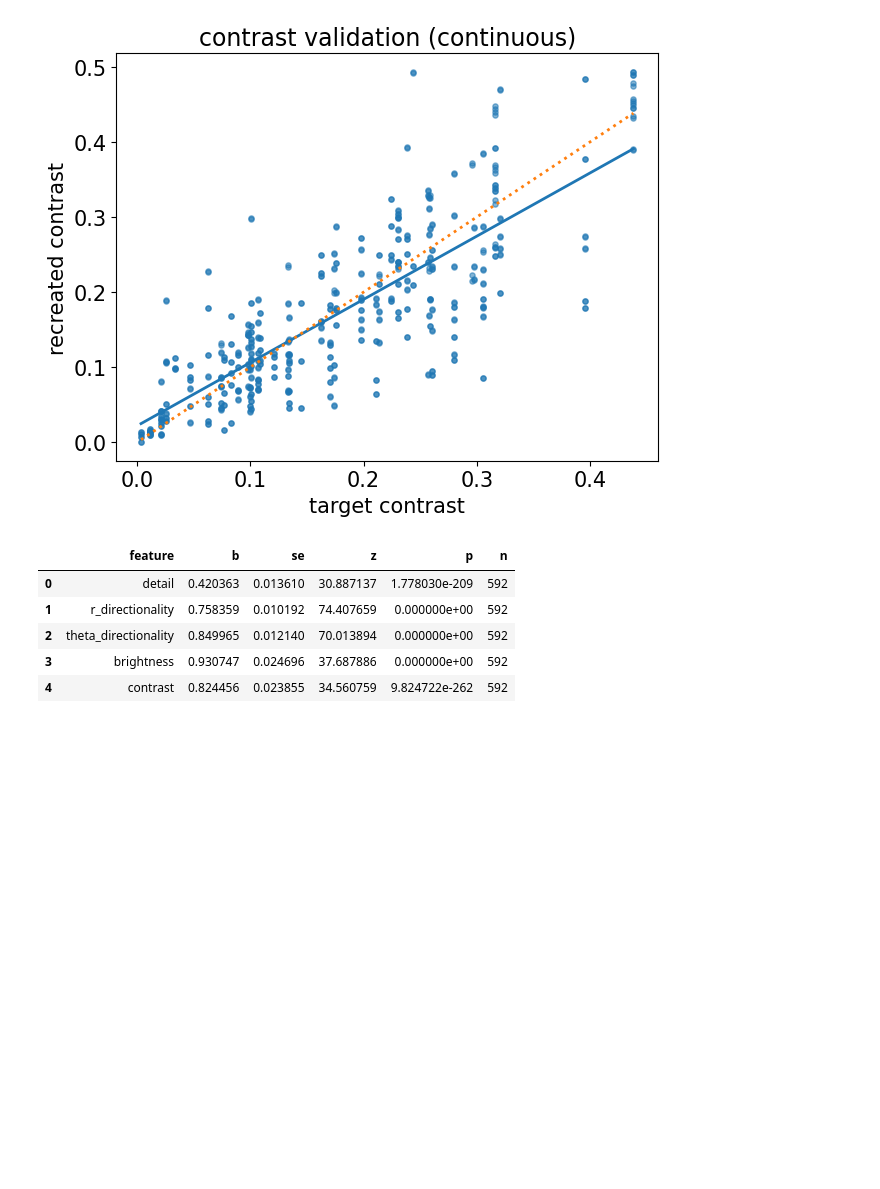
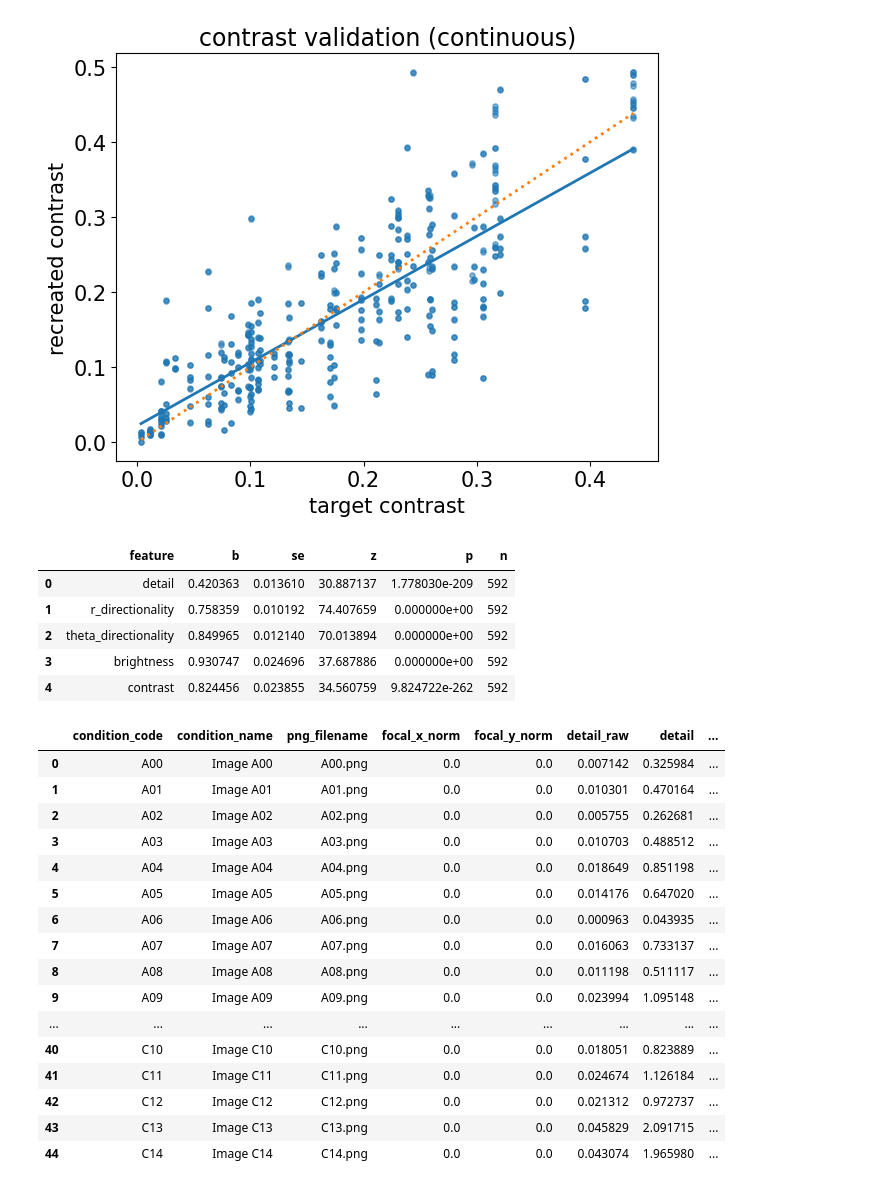
Before and after one commit to trevorhewitt/vizex_replication, a Jupyter notebook: 010_notebooks/030_feature_validation_analysis.ipynb, the cells around one changed output. Saved outputs shown, nothing was run; the diff lists cells and outputs as text; code cells hidden in the pictures; blank space fills up the shorter version.

```diff
--- a/010_notebooks/030_feature_validation_analysis.ipynb
+++ b/010_notebooks/030_feature_validation_analysis.ipynb
@@ -372,3 +372,23 @@ vizex_validation_results, vizex_validation_dfs = run_vizex_validation(datasets)
 | 2 | theta_directionality | 0.849965 | 0.012140 | 70.013894 | 0.000000e+00 | 592 |
 | 3 | brightness | 0.930747 | 0.024696 | 37.687886 | 0.000000e+00 | 592 |
 | 4 | contrast | 0.824456 | 0.023855 | 34.560759 | 9.824722e-262 | 592 |
+# %%
+df_vizex_targets_features
+# %% [output]
+|  | condition_code | condition_name | png_filename | focal_x_norm | focal_y_norm | detail_raw | detail | ... |
+| 0 | A00 | Image A00 | A00.png | 0.0 | 0.0 | 0.007142 | 0.325984 | ... |
+| 1 | A01 | Image A01 | A01.png | 0.0 | 0.0 | 0.010301 | 0.470164 | ... |
+| 2 | A02 | Image A02 | A02.png | 0.0 | 0.0 | 0.005755 | 0.262681 | ... |
+| 3 | A03 | Image A03 | A03.png | 0.0 | 0.0 | 0.010703 | 0.488512 | ... |
+| 4 | A04 | Image A04 | A04.png | 0.0 | 0.0 | 0.018649 | 0.851198 | ... |
+| 5 | A05 | Image A05 | A05.png | 0.0 | 0.0 | 0.014176 | 0.647020 | ... |
+| 6 | A06 | Image A06 | A06.png | 0.0 | 0.0 | 0.000963 | 0.043935 | ... |
+| 7 | A07 | Image A07 | A07.png | 0.0 | 0.0 | 0.016063 | 0.733137 | ... |
+| 8 | A08 | Image A08 | A08.png | 0.0 | 0.0 | 0.011198 | 0.511117 | ... |
+| 9 | A09 | Image A09 | A09.png | 0.0 | 0.0 | 0.023994 | 1.095148 | ... |
+| ... | ... | ... | ... | ... | ... | ... | ... | ... |
+| 40 | C10 | Image C10 | C10.png | 0.0 | 0.0 | 0.018051 | 0.823889 | ... |
+| 41 | C11 | Image C11 | C11.png | 0.0 | 0.0 | 0.024674 | 1.126184 | ... |
+| 42 | C12 | Image C12 | C12.png | 0.0 | 0.0 | 0.021312 | 0.972737 | ... |
+| 43 | C13 | Image C13 | C13.png | 0.0 | 0.0 | 0.045829 | 2.091715 | ... |
+| 44 | C14 | Image C14 | C14.png | 0.0 | 0.0 | 0.043074 | 1.965980 | ... |
```
Also changed, not shown: parts of 3 cells of this notebook, 7 other files.
